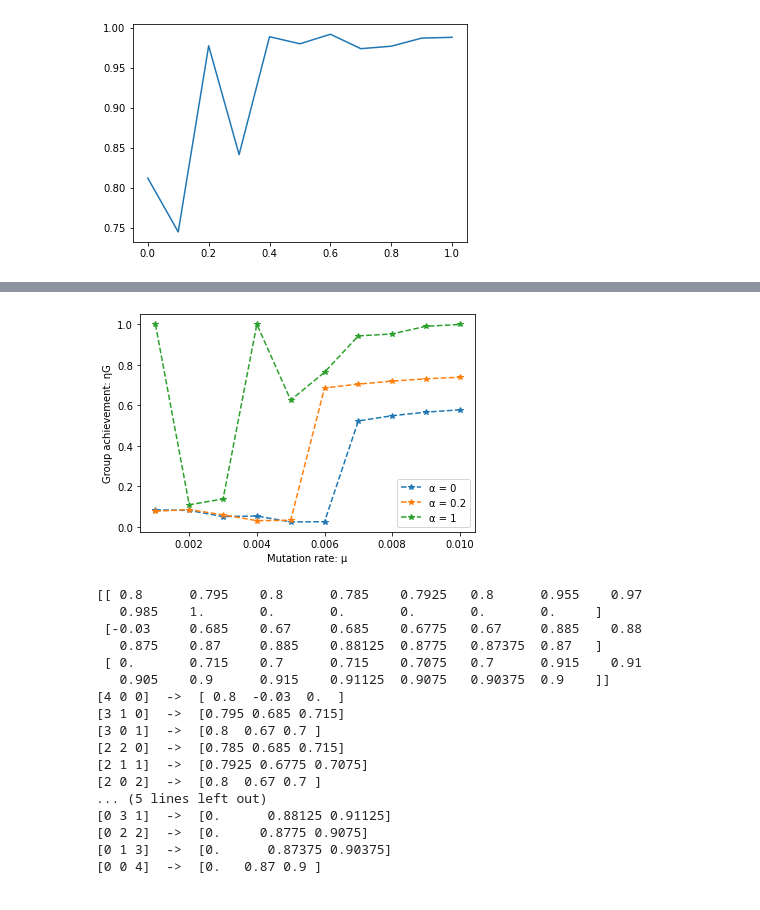
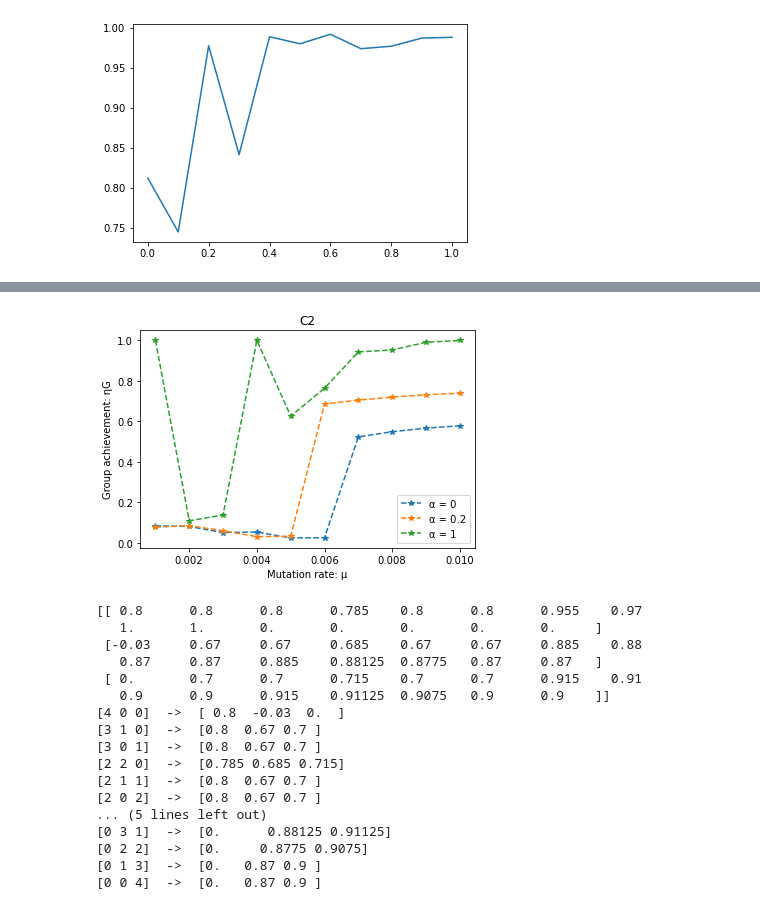
Before and after one commit to OlivierDelattre/cgt_project, a Jupyter notebook: test.ipynb, the cells around one changed output, grey strips where cells are left out. Cells and saved outputs as stored; diff of their text form; code cells hidden in the pictures.

```diff
--- a/test.ipynb
+++ b/test.ipynb
@@ -308,34 +314,36 @@ plt.show()
 figC_a0 = []
 mus = [0.001, 0.002, 0.003, 0.004, 0.005, 0.006, 0.007, 0.008, 0.009, 0.01]
 for mu in mus:
     with open(f"fig2/fig2C_r=0.2_alpha=0_mu={mu}_diffne.pickle", 'rb') as f:
         sd = pickle.load(f)
     figC_a0.append(sd[2])
 
 figC_a02 = []
 for mu in mus:
     with open(f"fig2/fig2C_r=0.2_alpha=0.2_mu={mu}_diffne.pickle", 'rb') as f:
         sd = pickle.load(f)
     figC_a02.append(sd[2])
 
 figC_a1 = []
 for mu in mus:
     with open(f"fig2/fig2C_r=0.2_alpha=1_mu={mu}_diffne.pickle", 'rb') as f:
         sd = pickle.load(f)
     figC_a1.append(sd[2])
 
     #group_achievements.append(group_achievement)
     #print(f"Alpha = {alpha}:",group_achievement)
 plt.figure()
 plt.plot(mus, figC_a0,  '*--', label='\u03B1 = 0')
 plt.plot(mus, figC_a02, '*--', label='\u03B1 = 0.2')
 plt.plot(mus, figC_a1,  '*--', label='\u03B1 = 1')
 plt.xlabel("Mutation rate: \u03BC")
 plt.ylabel("Group achievement: \u03B7G")
+plt.title("C2")
 plt.legend()
 plt.show()
+#plt.savefig("fig2/fig2C2.png")
 # %% [output]
-[figure, old version]
+[figure, new version]
 # %%
 import egttools as egt
 import numpy as np
@@ -355,7 +363,7 @@ M  = 3.           # OR Minimum number of cooperators
 r  = 0.2         # If minimum is not met: All group participants lose their endowment with probability r, else: individuals retain their endowments
 pi_t = 0.03
 pi_e = 0.3
-n_e = 0.25
+n_e = 2
 alpha = 1.
 mu    = 1/Z
 beta = 5.
@@ -417,20 +425,20 @@ for i in range(nb_states):
         #with open(f'fig2A_r={r}_alpha={alpha}.pickle', 'wb') as f:
         #    pickle.dump([payoffs, stationary_distribution, group_achievement], f)
 # %% [output]
-[[ 0.8      0.795    0.8      0.785    0.7925   0.8      0.955    0.97
-   0.985    1.       0.       0.       0.       0.       0.     ]
- [-0.03     0.685    0.67     0.685    0.6775   0.67     0.885    0.88
-   0.875    0.87     0.885    0.88125  0.8775   0.87375  0.87   ]
- [ 0.       0.715    0.7      0.715    0.7075   0.7      0.915    0.91
-   0.905    0.9      0.915    0.91125  0.9075   0.90375  0.9    ]]
+[[ 0.8      0.8      0.8      0.785    0.8      0.8      0.955    0.97
+   1.       1.       0.       0.       0.       0.       0.     ]
+ [-0.03     0.67     0.67     0.685    0.67     0.67     0.885    0.88
+   0.87     0.87     0.885    0.88125  0.8775   0.87     0.87   ]
+ [ 0.       0.7      0.7      0.715    0.7      0.7      0.915    0.91
+   0.9      0.9      0.915    0.91125  0.9075   0.9      0.9    ]]
 [4 0 0]  ->  [ 0.8  -0.03  0.  ]
-[3 1 0]  ->  [0.795 0.685 0.715]
+[3 1 0]  ->  [0.8  0.67 0.7 ]
 [3 0 1]  ->  [0.8  0.67 0.7 ]
 [2 2 0]  ->  [0.785 0.685 0.715]
-[2 1 1]  ->  [0.7925 0.6775 0.7075]
+[2 1 1]  ->  [0.8  0.67 0.7 ]
 [2 0 2]  ->  [0.8  0.67 0.7 ]
 ... (5 lines left out)
 [0 3 1]  ->  [0.      0.88125 0.91125]
 [0 2 2]  ->  [0.     0.8775 0.9075]
-[0 1 3]  ->  [0.      0.87375 0.90375]
+[0 1 3]  ->  [0.   0.87 0.9 ]
 [0 0 4]  ->  [0.   0.87 0.9 ]
```
Also changed, not shown: parts of 9 cells of this notebook.
